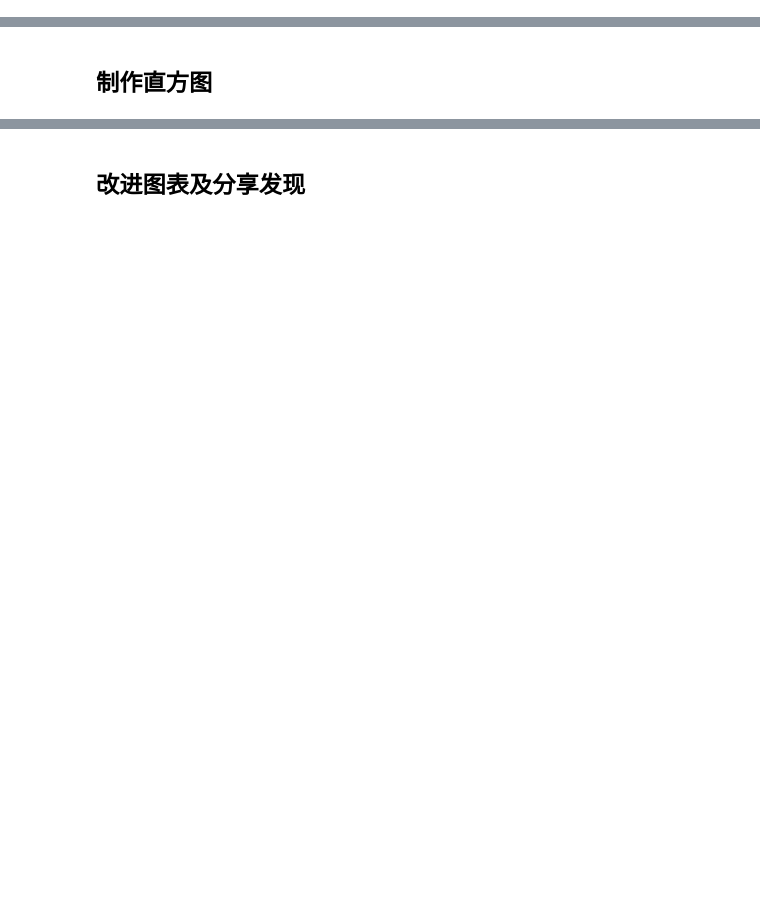
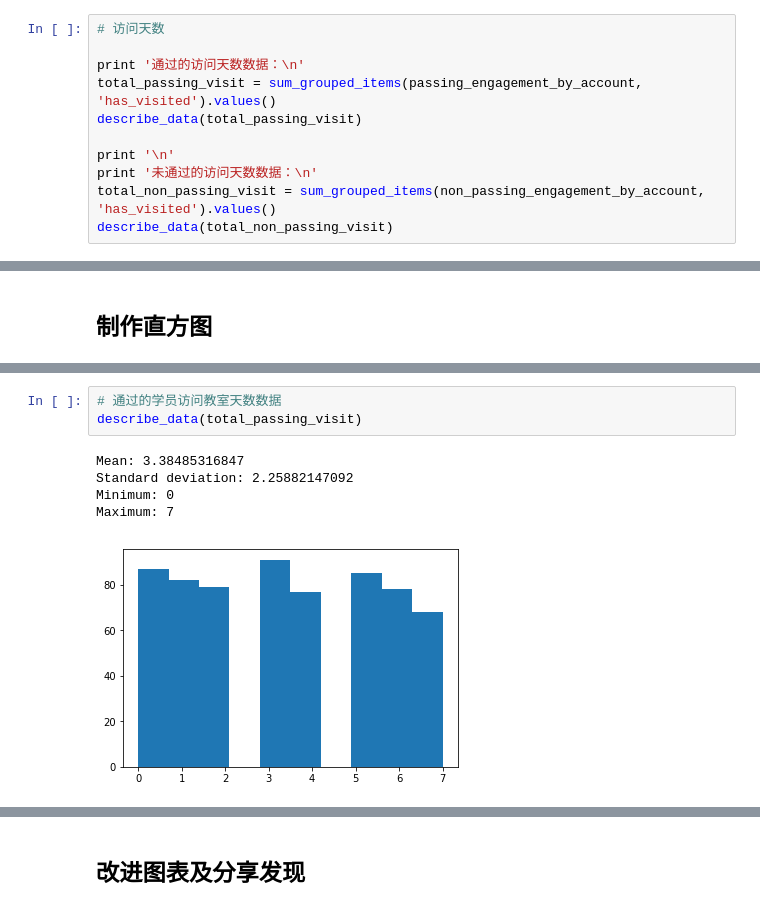
Before and after one commit to RedChueng/data_analysis_learning_in_udacity, a Jupyter notebook: l1-starter-code-zh-cn.ipynb, the cells around one changed output, grey strips where cells are left out. Saved outputs shown, nothing was run; the diff lists cells and outputs as text; blank space fills up the shorter version.

```diff
--- a/l1-starter-code-zh-cn.ipynb
+++ b/l1-starter-code-zh-cn.ipynb
@@ -549,0 +599,11 @@ print len(passing_engagement), len(non_passing_engagement)
+# %%
+# 访问天数
+
+print '通过的访问天数数据：\n'
+total_passing_visit = sum_grouped_items(passing_engagement_by_account, 'has_visited').values()
+describe_data(total_passing_visit)
+
+print '\n'
+print '未通过的访问天数数据：\n'
+total_non_passing_visit = sum_grouped_items(non_passing_engagement_by_account, 'has_visited').values()
+describe_data(total_non_passing_visit)
@@ -558,0 +652,9 @@ print len(passing_engagement), len(non_passing_engagement)
+# %%
+# 通过的学员访问教室天数数据
+describe_data(total_passing_visit)
+# %% [output]
+Mean: 3.38485316847
+Standard deviation: 2.25882147092
+Minimum: 0
+Maximum: 7
+[figure, added]
```
Also changed, not shown: parts of 20 cells of this notebook, 3 other files.
